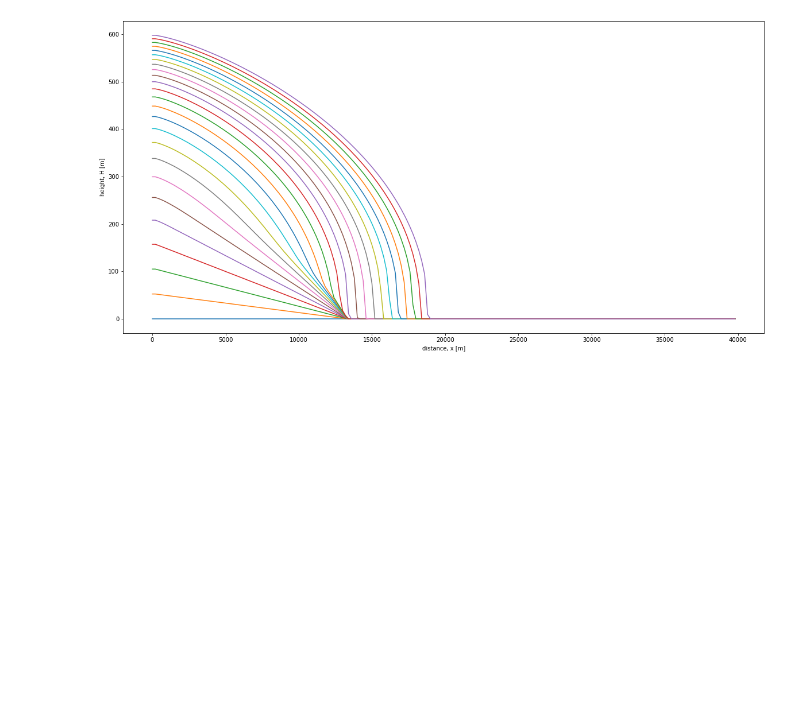
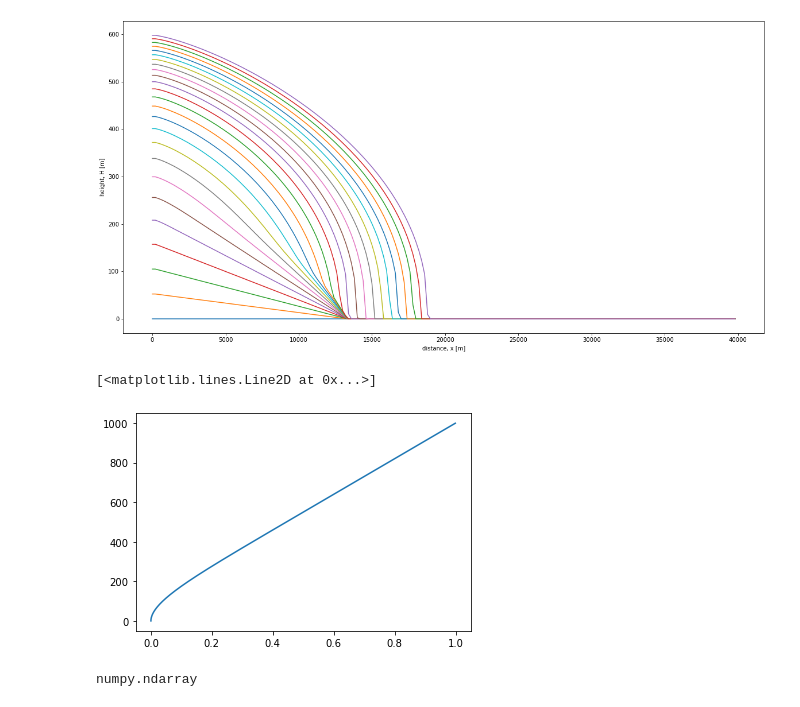
Before and after one commit to ldeo-glaciology/ice-sheet-seminar-2022, a Jupyter notebook: code/sia.ipynb, the cells around one changed output. Saved outputs shown, nothing was run; the diff lists cells and outputs as text; code cells hidden in the pictures; blank space fills up the shorter version.

```diff
--- a/code/sia.ipynb
+++ b/code/sia.ipynb
@@ -119,3 +191,21 @@ plt.ylabel('height, H [m]')
 plt.show()
 # %% [output]
 [figure]
+# %%
+w_s = 1
+
+n = 8.0
+H = 1000
+z = np.arange(0,H)
+
+zeta = 1-z/H
+w = w_s*(1 - (n+2)/(n+1) * zeta + 1/(n+1)* zeta**(n+2))
+
+plt.plot(w,z)
+# %% [output]
+[<matplotlib.lines.Line2D at 0x...>]
+[figure, added]
+# %%
+type(zeta)
+# %% [output]
+numpy.ndarray
```
Also changed, not shown: parts of 2 cells of this notebook, 1 other file.
